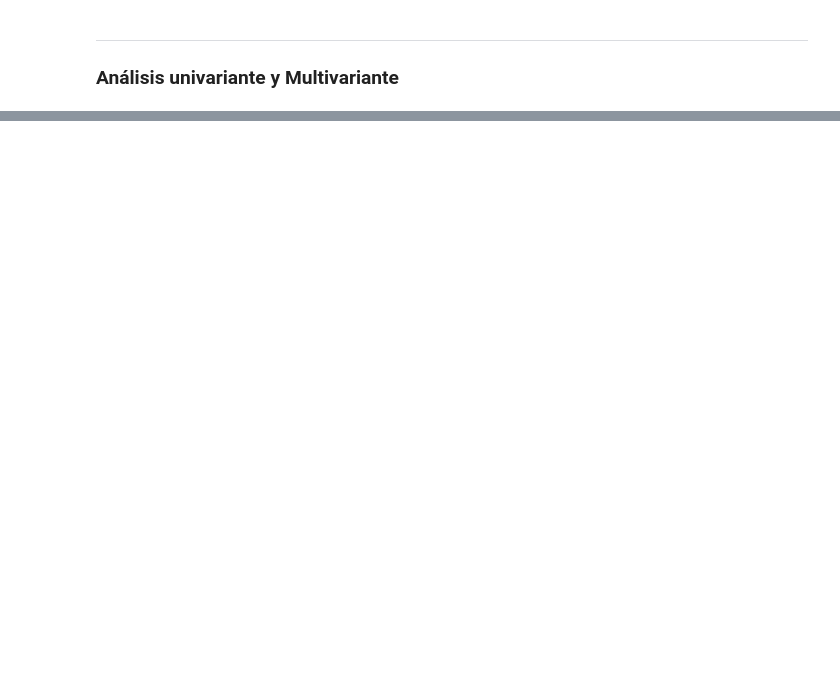
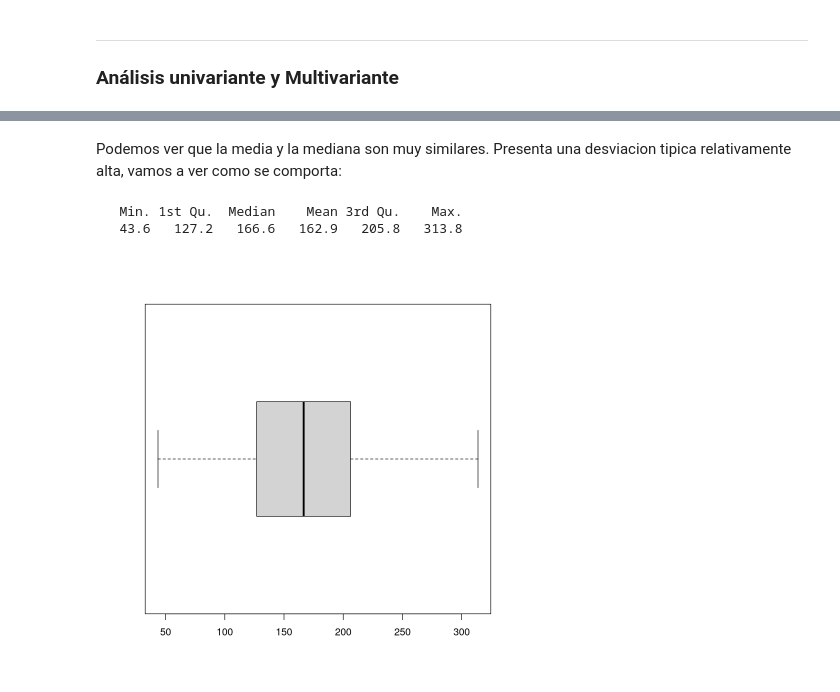
Before and after one commit to HugoVarelaSanchez/MEDAD_Vegetales, a Jupyter notebook: script.ipynb, the cells around one changed output, grey strips where cells are left out. Saved outputs shown, nothing was run; the diff lists cells and outputs as text; code cells hidden in the pictures; blank space fills up the shorter version.

```diff
--- a/script.ipynb
+++ b/script.ipynb
@@ -60,0 +148,10 @@ barplot(table(df_vegetal$pH))
+# %% [markdown]
+Podemos ver que la media y la mediana son muy similares. Presenta una
+desviacion tipica relativamente alta, vamos a ver como se comporta:
+# %%
+summary(df_numeric$K)
+boxplot(df_numeric$K, horizontal=T)
+# %% [output]
+   Min. 1st Qu.  Median    Mean 3rd Qu.    Max.
+   43.6   127.2   166.6   162.9   205.8   313.8
+[figure, added]
```
Also changed, not shown: parts of 93 cells of this notebook.
